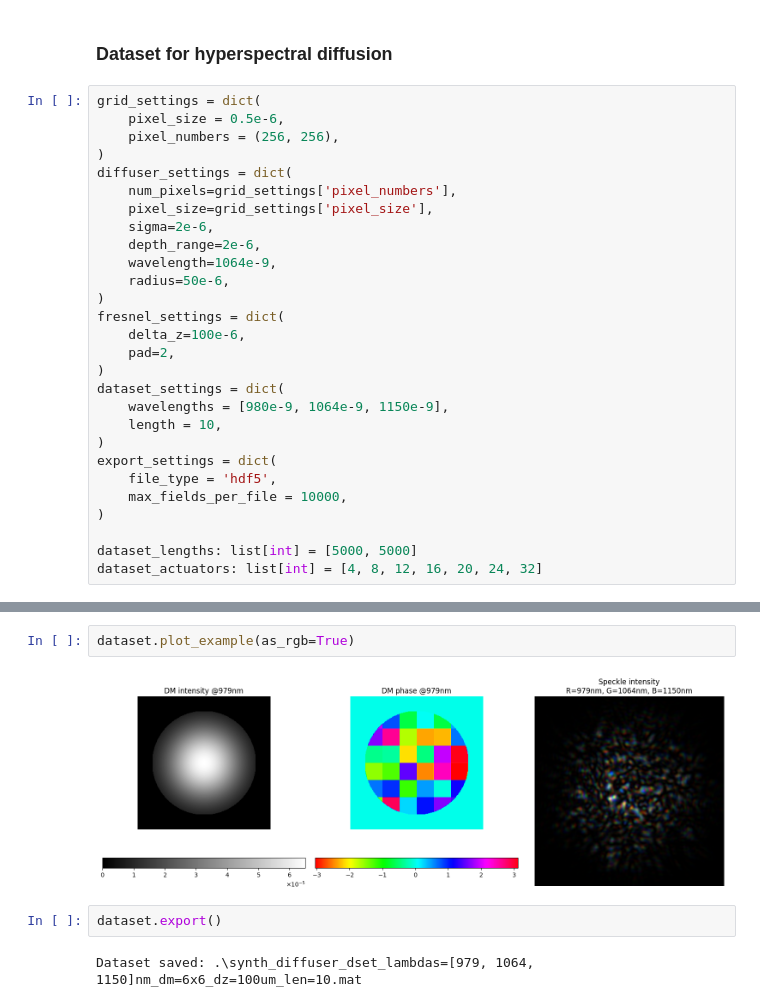
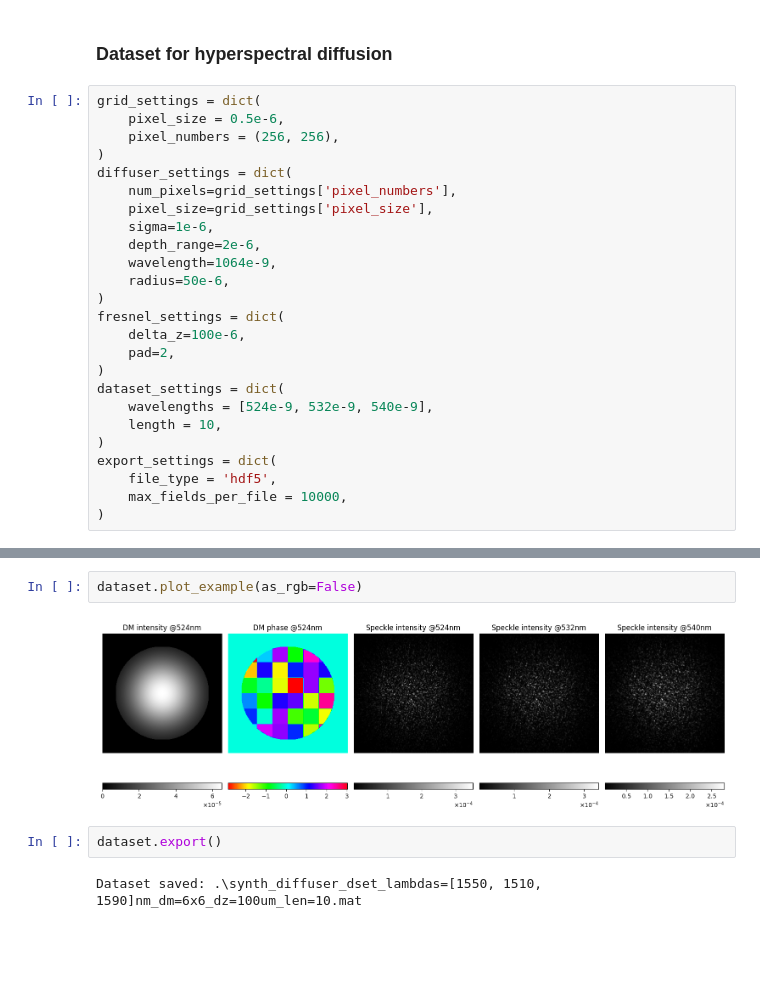
Before and after one commit to jysru/MMF_LP_modes, a Jupyter notebook: notebooks/generate_hyperspectral_diffuser_dataset.ipynb, the cells around one changed output, grey strips where cells are left out. Cells and saved outputs as stored; diff of their text form; blank space fills up the shorter version.

Commit message:
Added some hyperspectral data for multiple wavelengths

```diff
--- a/notebooks/generate_hyperspectral_diffuser_dataset.ipynb
+++ b/notebooks/generate_hyperspectral_diffuser_dataset.ipynb
@@ -29,7 +26,7 @@ grid_settings = dict(
 diffuser_settings = dict(
     num_pixels=grid_settings['pixel_numbers'],
     pixel_size=grid_settings['pixel_size'],
-    sigma=2e-6,
+    sigma=1e-6,
     depth_range=2e-6,
     wavelength=1064e-9,
     radius=50e-6,
@@ -39,16 +36,13 @@ fresnel_settings = dict(
     pad=2,
 )
 dataset_settings = dict(
-    wavelengths = [980e-9, 1064e-9, 1150e-9],
+    wavelengths = [524e-9, 532e-9, 540e-9],
     length = 10,
 )
 export_settings = dict(
     file_type = 'hdf5',
     max_fields_per_file = 10000,
 )
-
-dataset_lengths: list[int] = [5000, 5000]
-dataset_actuators: list[int] = [4, 8, 12, 16, 20, 24, 32]
 # %%
 grid = Grid(**grid_settings)
 
@@ -83,10 +80,10 @@ Computed Fresnel 8/10
 Computed Fresnel 9/10
 Computed Fresnel 10/10
 # %%
-dataset.plot_example(as_rgb=True)
+dataset.plot_example(as_rgb=False)
 # %% [output]
-[figure, old version]
+[figure, new version]
 # %%
 dataset.export()
 # %% [output]
-Dataset saved: .\synth_diffuser_dset_lambdas=[979, 1064, 1150]nm_dm=6x6_dz=100um_len=10.mat
+Dataset saved: .\synth_diffuser_dset_lambdas=[1550, 1510, 1590]nm_dm=6x6_dz=100um_len=10.mat
```
Also changed, not shown: parts of 3 cells of this notebook, 3 other files.
